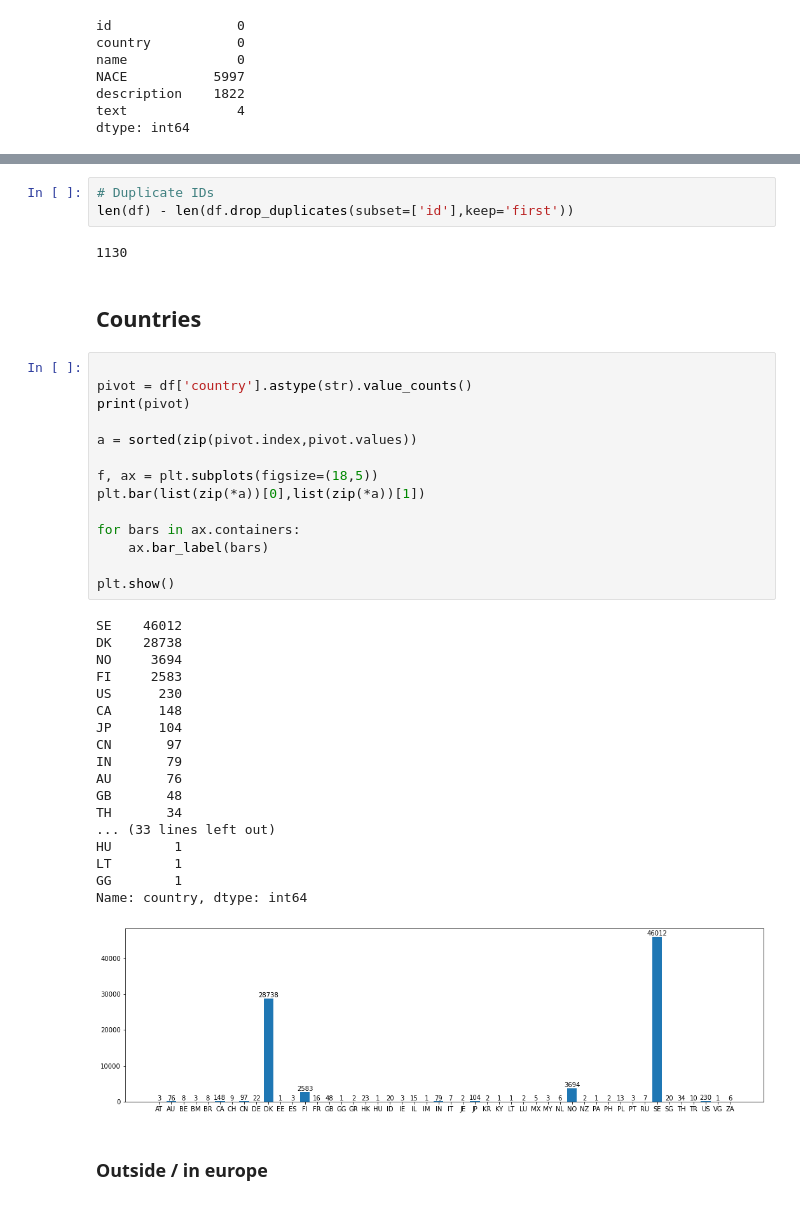
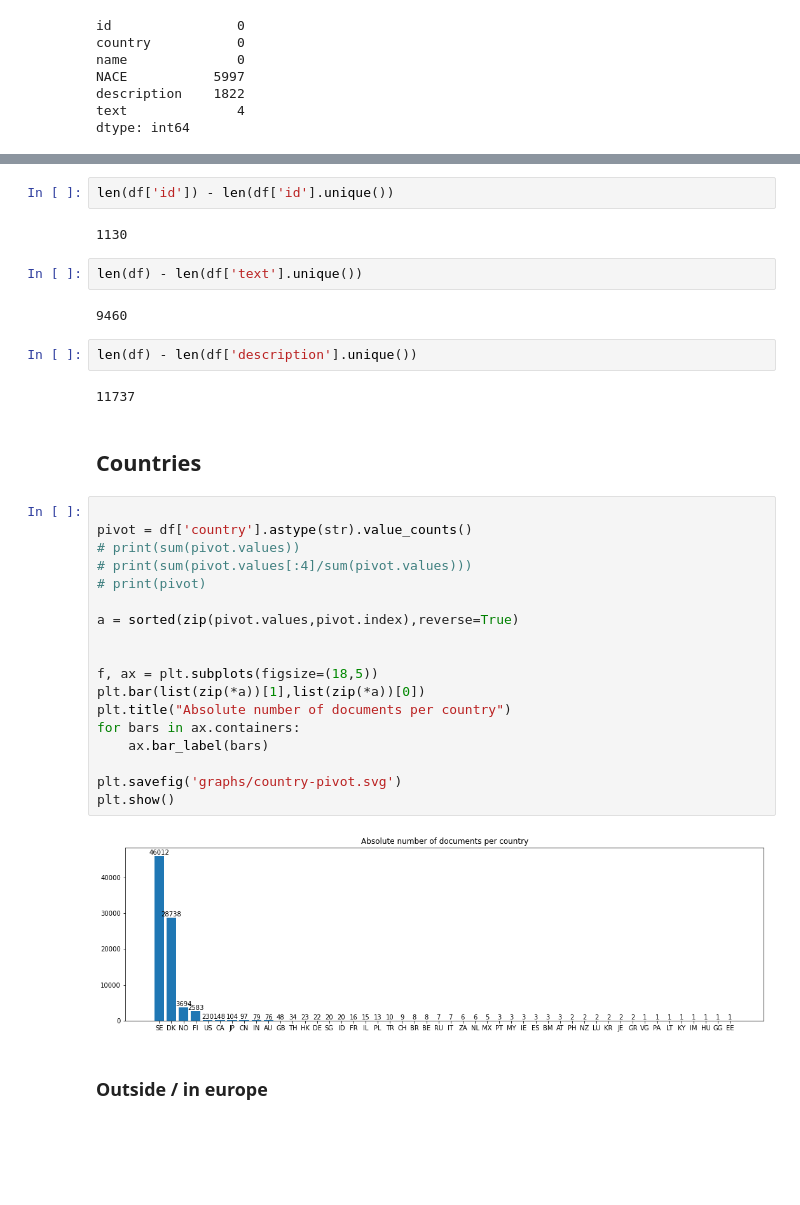
Before and after one commit to SebastianBitsch/document-similarity-search, a Jupyter notebook: raw_data_visualization.ipynb, the cells around one changed output, grey strips where cells are left out. Saved outputs shown, nothing was run; the diff lists cells and outputs as text; blank space fills up the shorter version.

Commit message:
visualizations

```diff
--- a/raw_data_visualization.ipynb
+++ b/raw_data_visualization.ipynb
@@ -39,43 +40,37 @@ array(['SE', 'DK', 'FI', 'NO', 'US', 'JP', 'CN', 'AU', 'GB', 'BM', 'CA',
-# %%
-# Duplicate IDs
-len(df) - len(df.drop_duplicates(subset=['id'],keep='first'))
-# %% [output]
-1130
+# %%
+len(df['id']) - len(df['id'].unique())
+# %% [output]
+1130
+# %%
+len(df) - len(df['text'].unique())
+# %% [output]
+9460
+# %%
+len(df) - len(df['description'].unique())
+# %% [output]
+11737
 # %% [markdown]
 ## Countries
 # %%
 
 pivot = df['country'].astype(str).value_counts()
-print(pivot)
+# print(sum(pivot.values))
+# print(sum(pivot.values[:4]/sum(pivot.values)))
+# print(pivot)
 
-a = sorted(zip(pivot.index,pivot.values))
+a = sorted(zip(pivot.values,pivot.index),reverse=True)
+
 
 f, ax = plt.subplots(figsize=(18,5))
-plt.bar(list(zip(*a))[0],list(zip(*a))[1])
-
+plt.bar(list(zip(*a))[1],list(zip(*a))[0])
+plt.title("Absolute number of documents per country")
 for bars in ax.containers:
     ax.bar_label(bars)
 
+plt.savefig('graphs/country-pivot.svg')
 plt.show()
 # %% [output]
-SE    46012
-DK    28738
-NO     3694
-FI     2583
-US      230
-CA      148
-JP      104
-CN       97
-IN       79
-AU       76
-GB       48
-TH       34
-... (33 lines left out)
-HU        1
-LT        1
-GG        1
-Name: country, dtype: int64
-[figure, old version]
+[figure, new version]
 # %% [markdown]
 ### Outside / in europe
 # %%
```
Also changed, not shown: parts of 15 cells of this notebook, 1 other file.
